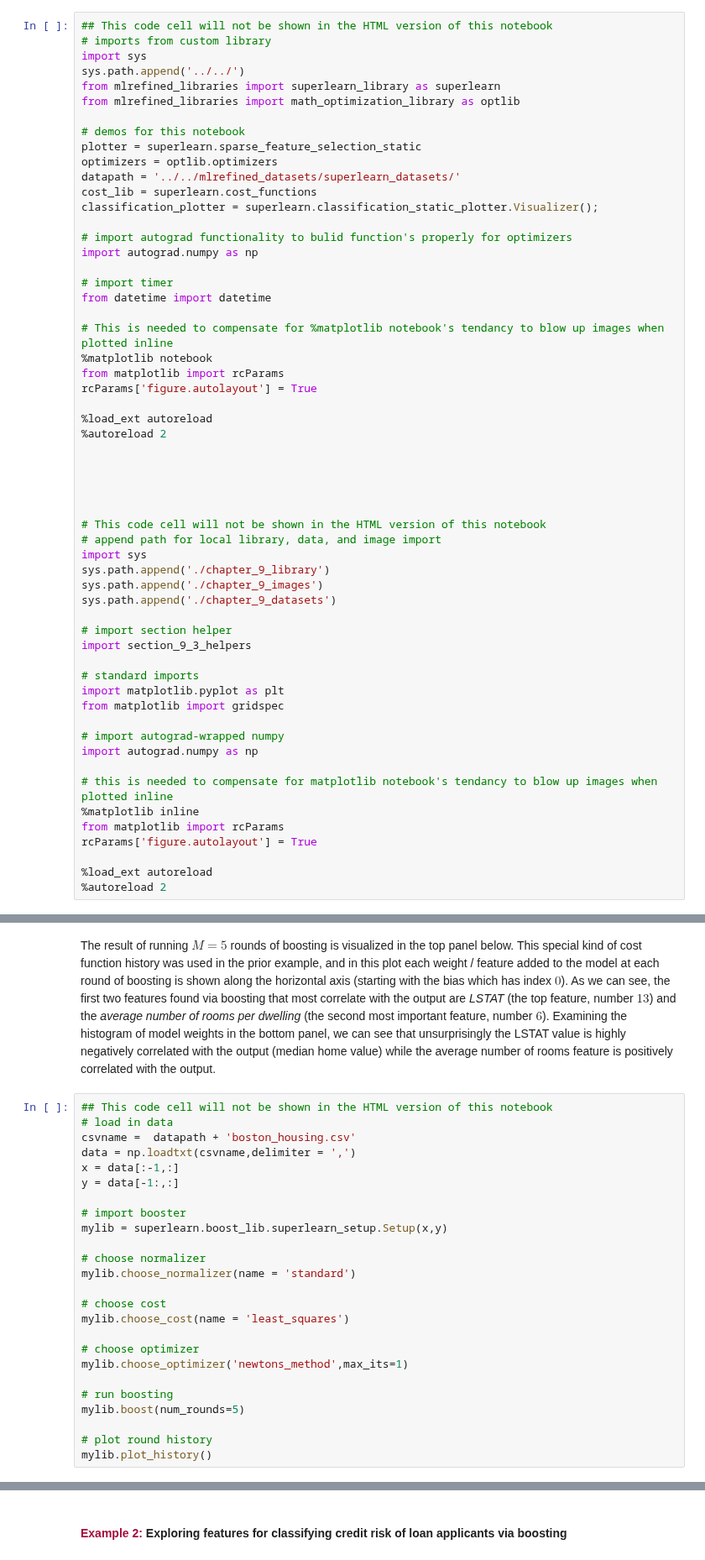
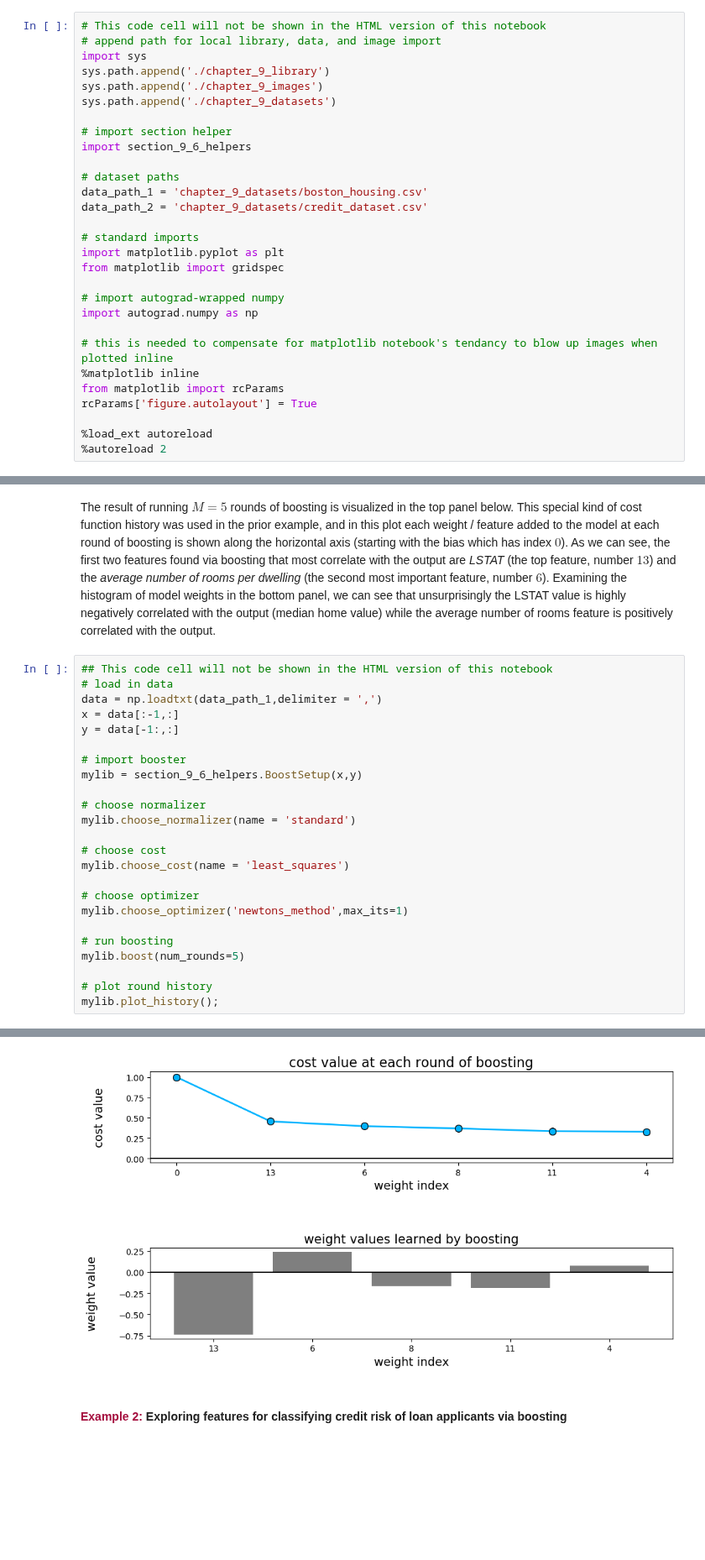
Before and after one commit to neonwatty/machine_learning_refined, a Jupyter notebook: notes/9_Feature_engineer_select/9_6_Boosting.ipynb, the cells around one changed output, grey strips where cells are left out. Shown at 84% size. Cells and saved outputs as stored; diff of their text form; blank space fills up the shorter version.

Commit message:
chapter 9 complete

```diff
--- a/notes/9_Feature_engineer_select/9_6_Boosting.ipynb
+++ b/notes/9_Feature_engineer_select/9_6_Boosting.ipynb
@@ -5,38 +5,6 @@
 # %% [markdown]
 In this Section we discuss on popular way of performing feature selection, called *boosting* or *forward stagewise selection*. Boosting is a 'bottom-up' approach to feature selection wherein we gradually build up our model *one feature at a time* by training a *supervised learner*, *sequentially* one weight at-a-time.  Doing this gives human interpreters an easier way to gauge the importance of individual features, and likewise lets them more easily derive insight about a particular phenomenon.
 # %%
-## This code cell will not be shown in the HTML version of this notebook
-# imports from custom library
-import sys
-sys.path.append('../../')
-from mlrefined_libraries import superlearn_library as superlearn
-from mlrefined_libraries import math_optimization_library as optlib
-
-# demos for this notebook
-plotter = superlearn.sparse_feature_selection_static
-optimizers = optlib.optimizers
-datapath = '../../mlrefined_datasets/superlearn_datasets/'
-cost_lib = superlearn.cost_functions
-classification_plotter = superlearn.classification_static_plotter.Visualizer();
-
-# import autograd functionality to bulid function's properly for optimizers
-import autograd.numpy as np
-
-# import timer
-from datetime import datetime
-
-# This is needed to compensate for %matplotlib notebook's tendancy to blow up images when plotted inline
-%matplotlib notebook
-from matplotlib import rcParams
-rcParams['figure.autolayout'] = True
-
-%load_ext autoreload
-%autoreload 2
-
-
-
-
-
 # This code cell will not be shown in the HTML version of this notebook
 # append path for local library, data, and image import
 import sys
@@ -45,7 +13,11 @@ sys.path.append('./chapter_9_images')
 sys.path.append('./chapter_9_datasets')
 
 # import section helper
-import section_9_3_helpers
+import section_9_6_helpers
+
+# dataset paths
+data_path_1 = 'chapter_9_datasets/boston_housing.csv'
+data_path_2 = 'chapter_9_datasets/credit_dataset.csv'
 
 # standard imports
 import matplotlib.pyplot as plt
@@ -153,13 +125,12 @@ The result of running $M=5$ rounds of boosting is visualized in the top panel be
 # %%
 ## This code cell will not be shown in the HTML version of this notebook
 # load in data
-csvname =  datapath + 'boston_housing.csv'
-data = np.loadtxt(csvname,delimiter = ',')
+data = np.loadtxt(data_path_1,delimiter = ',')
 x = data[:-1,:]
 y = data[-1:,:]
 
 # import booster
-mylib = superlearn.boost_lib.superlearn_setup.Setup(x,y)
+mylib = section_9_6_helpers.BoostSetup(x,y)
 
 # choose normalizer
 mylib.choose_normalizer(name = 'standard')
@@ -174,5 +145,5 @@ mylib.choose_optimizer('newtons_method',max_its=1)
 mylib.boost(num_rounds=5)
 
 # plot round history
-mylib.plot_history()
+mylib.plot_history();
 # %% [output]
@@ -181,3 +150,4 @@ mylib.plot_history()
+[figure, added]
 # %% [markdown]
 #### <span style="color:#a50e3e;">Example 2: </span>  Exploring features for classifying credit risk of loan applicants via boosting
 # %% [markdown]
```
Also changed, not shown: parts of 2 cells of this notebook, 22 other files.
